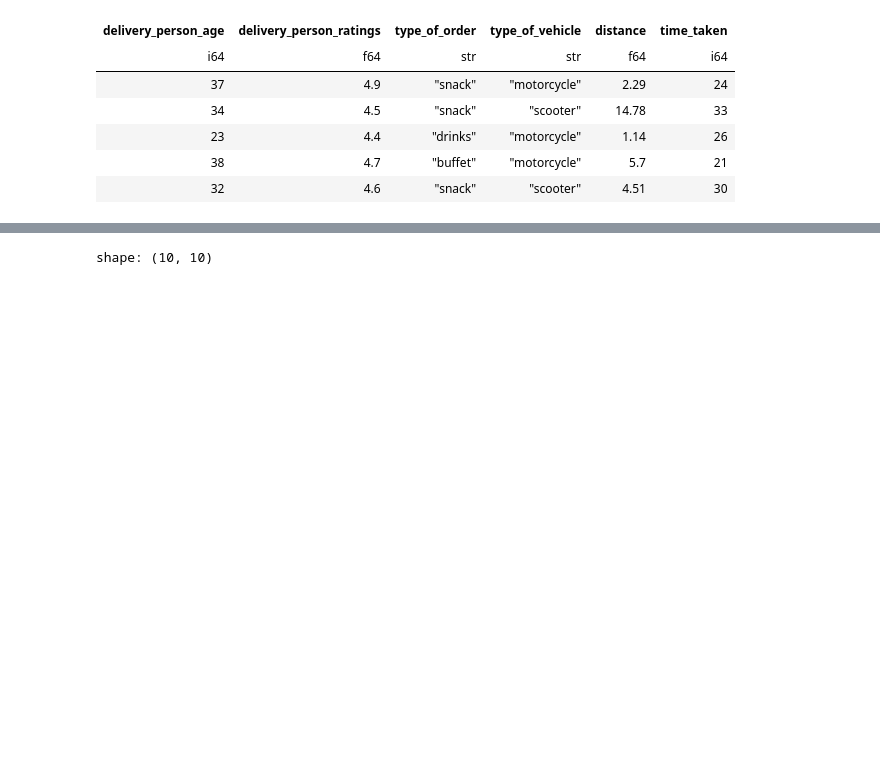
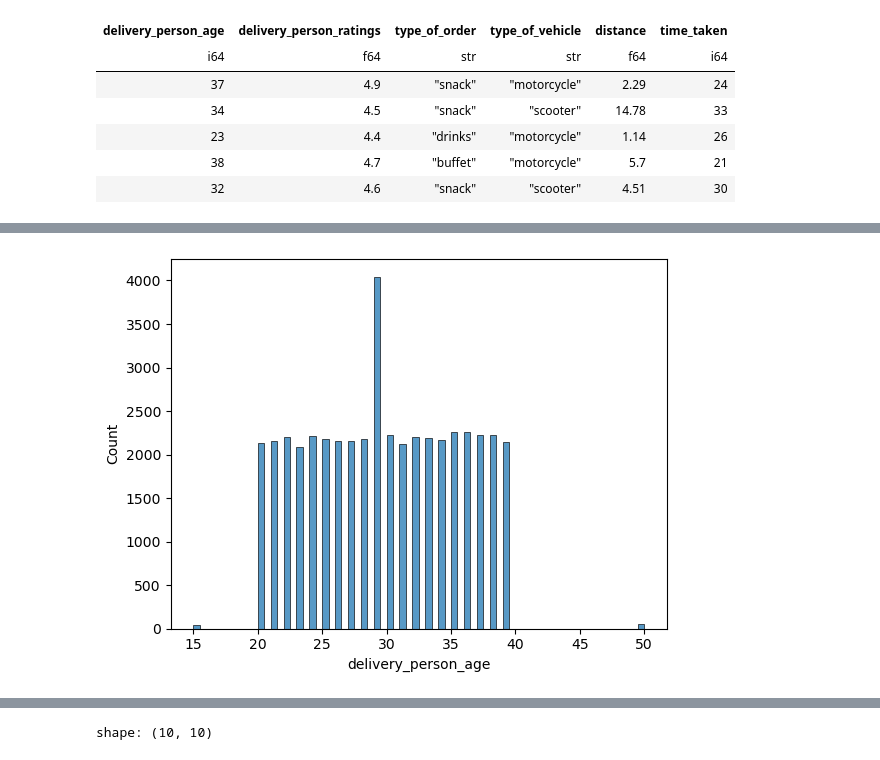
Before and after one commit to kcpGOAT/food-delivery-ML, a Jupyter notebook: food_delay.ipynb, the cells around one changed output, grey strips where cells are left out. Saved outputs shown, nothing was run; the diff lists cells and outputs as text; code cells hidden in the pictures; blank space fills up the shorter version.

```diff
--- a/food_delay.ipynb
+++ b/food_delay.ipynb
@@ -59,0 +84,4 @@ shape: (5, 6)
+# %%
+sns.histplot(data = delivery_data, x = 'delivery_person_age');
+# %% [output]
+[figure, added]
```
Also changed, not shown: parts of 17 cells of this notebook.
